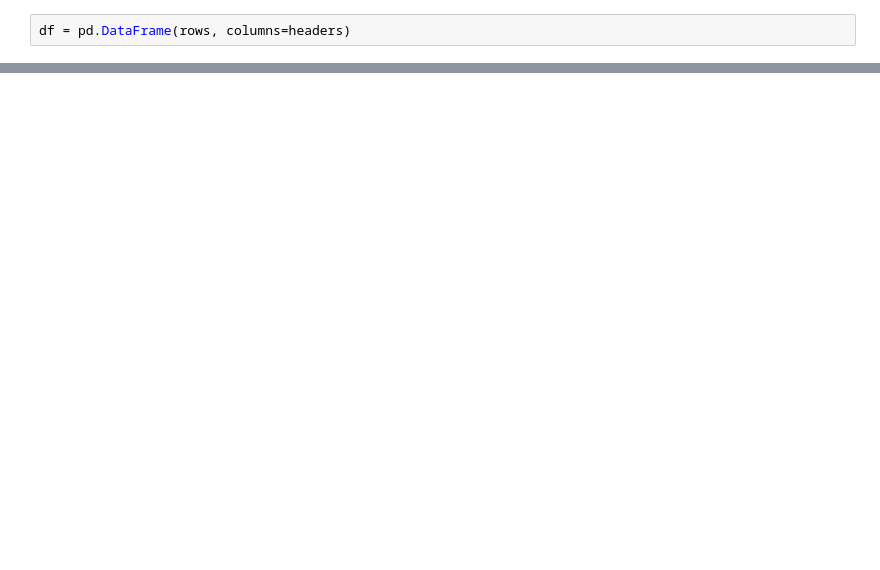
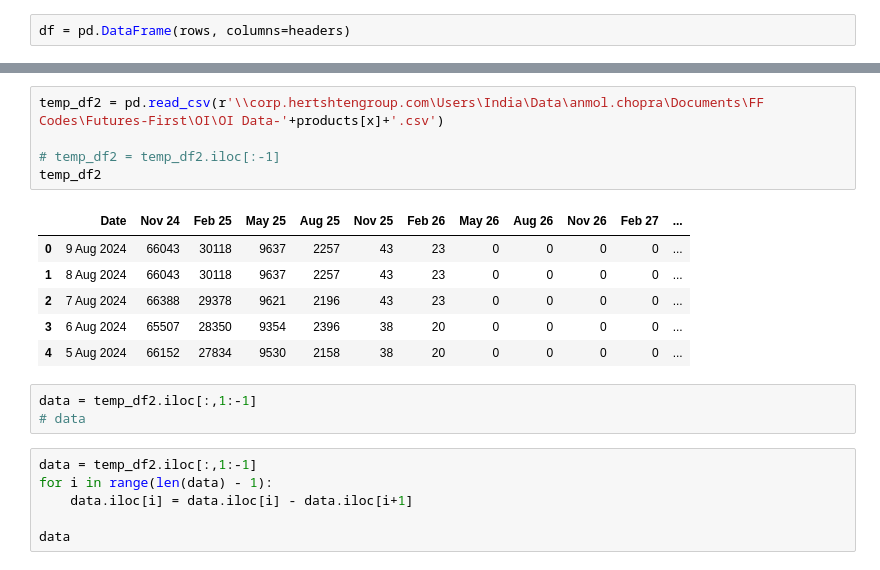
Before and after one commit to anmol201212/TacticalQuant, a Jupyter notebook: OI/OI_Automate.ipynb, the cells around one changed output, grey strips where cells are left out. Drawn from its saved outputs; the diff is of its cells as text; blank space fills up the shorter version.

```diff
--- a/OI/OI_Automate.ipynb
+++ b/OI/OI_Automate.ipynb
@@ -355,0 +400,21 @@ df_new.to_csv('temp.csv',index=False)
+# %%
+temp_df2 = pd.read_csv(r'\\corp.hertshtengroup.com\Users\India\Data\anmol.chopra\Documents\FF Codes\Futures-First\OI\OI Data-'+products[x]+'.csv')
+
+# temp_df2 = temp_df2.iloc[:-1]
+temp_df2
+# %% [output]
+|  | Date | Nov 24 | Feb 25 | May 25 | Aug 25 | Nov 25 | Feb 26 | May 26 | Aug 26 | Nov 26 | Feb 27 | ... |
+| 0 | 9 Aug 2024 | 66043 | 30118 | 9637 | 2257 | 43 | 23 | 0 | 0 | 0 | 0 | ... |
+| 1 | 8 Aug 2024 | 66043 | 30118 | 9637 | 2257 | 43 | 23 | 0 | 0 | 0 | 0 | ... |
+| 2 | 7 Aug 2024 | 66388 | 29378 | 9621 | 2196 | 43 | 23 | 0 | 0 | 0 | 0 | ... |
+| 3 | 6 Aug 2024 | 65507 | 28350 | 9354 | 2396 | 38 | 20 | 0 | 0 | 0 | 0 | ... |
+| 4 | 5 Aug 2024 | 66152 | 27834 | 9530 | 2158 | 38 | 20 | 0 | 0 | 0 | 0 | ... |
+# %%
+data = temp_df2.iloc[:,1:-1]
+# data
+# %%
+data = temp_df2.iloc[:,1:-1]
+for i in range(len(data) - 1):
+    data.iloc[i] = data.iloc[i] - data.iloc[i+1]
+
+data
```
Also changed, not shown: parts of 13 cells of this notebook, 15 other files.
